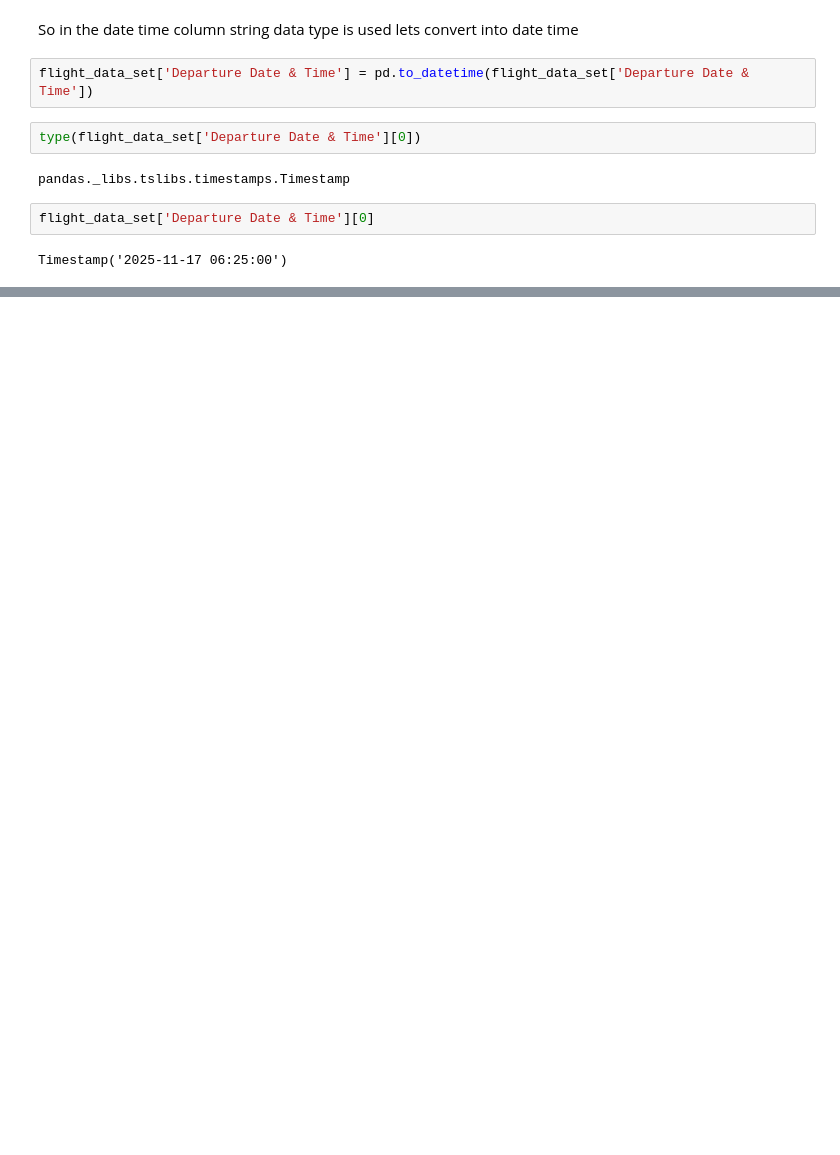
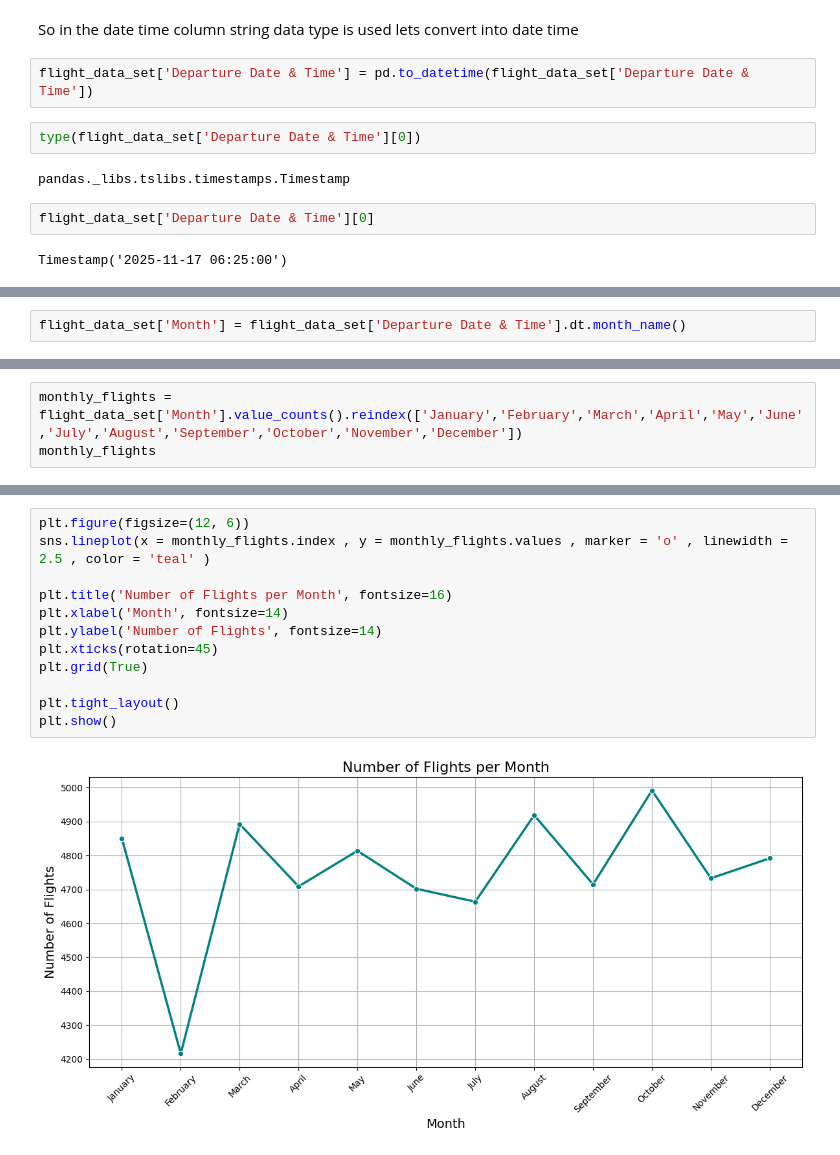
Before and after one commit to R123gh/Data-analytics-project-, a Jupyter notebook: flight_price_DA.ipynb, the cells around one changed output, grey strips where cells are left out. Drawn from its saved outputs; the diff is of its cells as text; blank space fills up the shorter version.

```diff
--- a/flight_price_DA.ipynb
+++ b/flight_price_DA.ipynb
@@ -113,0 +380,2 @@ Timestamp('2025-11-17 06:25:00')
+# %%
+flight_data_set['Month'] = flight_data_set['Departure Date & Time'].dt.month_name()
@@ -113,0 +387,3 @@ Timestamp('2025-11-17 06:25:00')
+# %%
+monthly_flights = flight_data_set['Month'].value_counts().reindex(['January','February','March','April','May','June','July','August','September','October','November','December'])
+monthly_flights
@@ -113,0 +405,14 @@ Timestamp('2025-11-17 06:25:00')
+# %%
+plt.figure(figsize=(12, 6))
+sns.lineplot(x = monthly_flights.index , y = monthly_flights.values , marker = 'o' , linewidth = 2.5 , color = 'teal' )
+
+plt.title('Number of Flights per Month', fontsize=16)
+plt.xlabel('Month', fontsize=14)
+plt.ylabel('Number of Flights', fontsize=14)
+plt.xticks(rotation=45)
+plt.grid(True)
+
+plt.tight_layout()
+plt.show()
+# %% [output]
+[figure, added]
```
Also changed, not shown: parts of 48 cells of this notebook.
